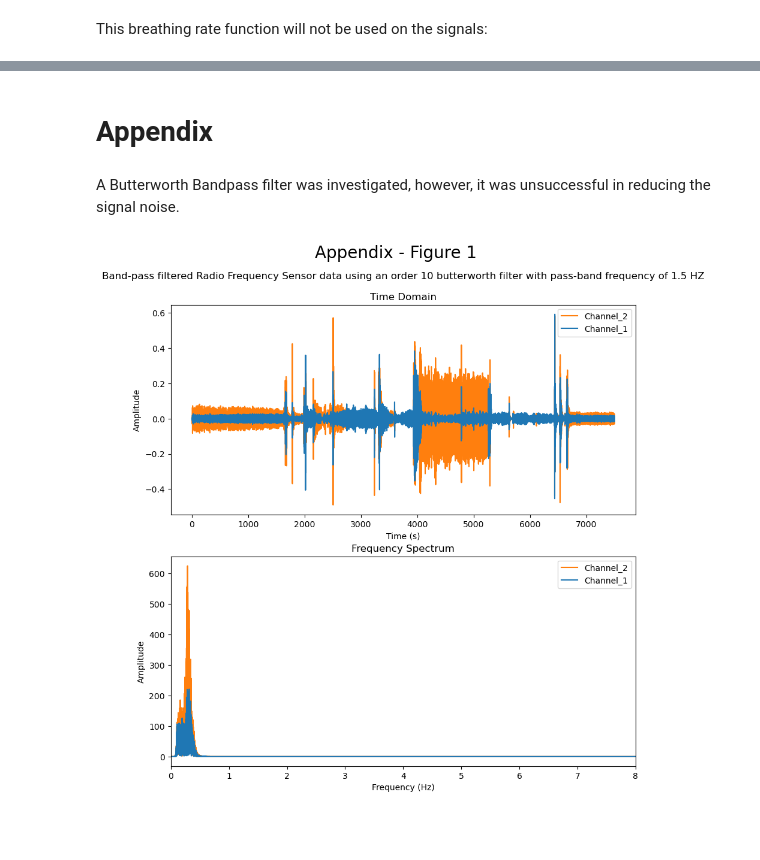
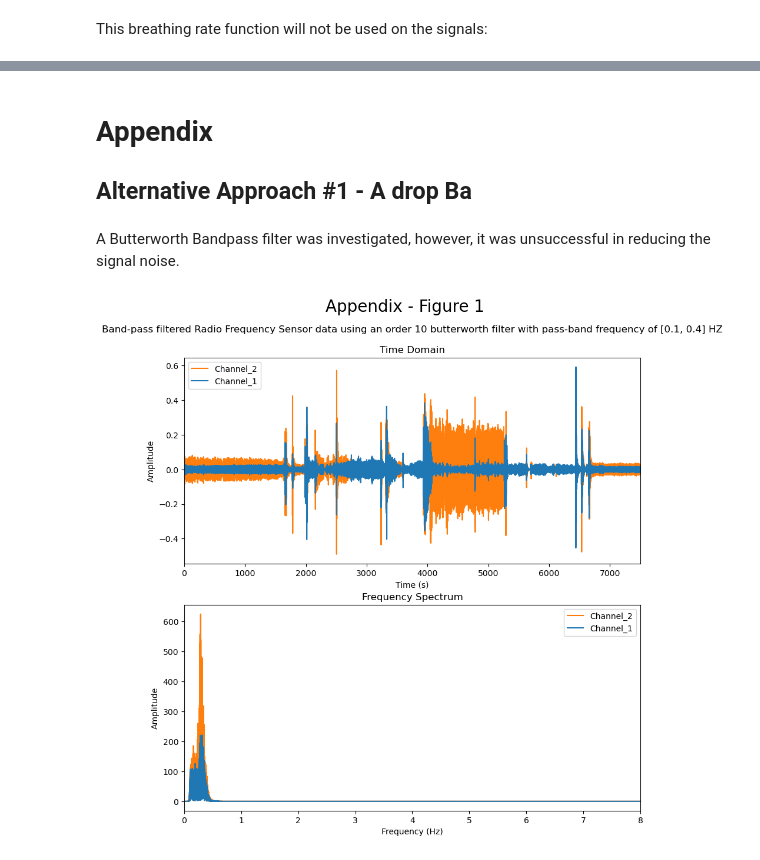
Before and after one commit to AoibheT-H/Algorithm_Challenge, a Jupyter notebook: Aoibhe_Turner_Heaney_Algorithm_Challenge.ipynb, the cells around one changed output, grey strips where cells are left out. Drawn from its saved outputs; the diff is of its cells as text; code cells hidden in the pictures; blank space fills up the shorter version.

```diff
--- a/Aoibhe_Turner_Heaney_Algorithm_Challenge.ipynb
+++ b/Aoibhe_Turner_Heaney_Algorithm_Challenge.ipynb
@@ -550,39 +550,41 @@ plt.show()
 # %% [markdown]
 # Appendix
+## Alternative Approach #1 - A drop Ba
 # %% [markdown]
 A Butterworth Bandpass filter was investigated, however, it was unsuccessful in reducing the signal noise.
 # %%
 # use the previously created low-pass filter
-BP_butterworth_filter = signal.butter(order, [0.1, 0.4], btype='bandpass', analog=False, output='sos', fs = fsample)
+Wn = [0.1, 0.4]
+BP_butterworth_filter = signal.butter(order, Wn, btype='bandpass', analog=False, output='sos', fs = fsample)
 
 
 # use the filter on the averaged signals
 BP_filtered_avg_sig_1 = signal.sosfilt(BP_butterworth_filter, avg_sig_1)
 BP_filtered_avg_sig_2 = signal.sosfilt(BP_butterworth_filter, avg_sig_2)
 
 frequency_axis_BP = fftfreq(len(BP_filtered_avg_sig_1), 1/fs)[:len(BP_filtered_avg_sig_1)//2] # adjust frequency access to show appropriate spectrum
 
 # plot the result from filtering the averaged signals
 plt.figure(figsize=(10,10)).suptitle('Appendix - Figure 1', fontsize=20)
 
 plt.subplot(2, 1, 1)
 plt.plot(time_axis, BP_filtered_avg_sig_2, color="#ff7f0e")
 plt.plot(time_axis, BP_filtered_avg_sig_1, color="#1f77b4")
 plt.legend(['Channel_2', 'Channel_1'])
 plt.xlabel('Time (s)')
 plt.ylabel('Amplitude')
-# plt.xlim([0, time_axis[-1]])
+plt.xlim([0, time_axis[-1]])
 # plt.ylim([-1.3, 1.3])
 plt.title('Band-pass filtered Radio Frequency Sensor data using an order 10 butterworth filter with pass-band frequency of '+str(Wn)+' HZ\n\nTime Domain')
 
 plt.subplot(2, 1, 2)
 plt.plot(frequency_axis_BP, np.abs(fft(BP_filtered_avg_sig_2))[0:N//2], color="#ff7f0e")
 plt.plot(frequency_axis_BP, np.abs(fft(BP_filtered_avg_sig_1))[0:N//2], color="#1f77b4")
 plt.title('Frequency Spectrum')
 plt.legend(['Channel_2', 'Channel_1'])
 plt.xlabel("Frequency (Hz)")
 plt.ylabel("Amplitude")
 plt.xlim([0, 8])
 plt.show()
 # %% [output]
-[figure, old version]
+[figure, new version]
```
Also changed, not shown: parts of 8 cells of this notebook.
